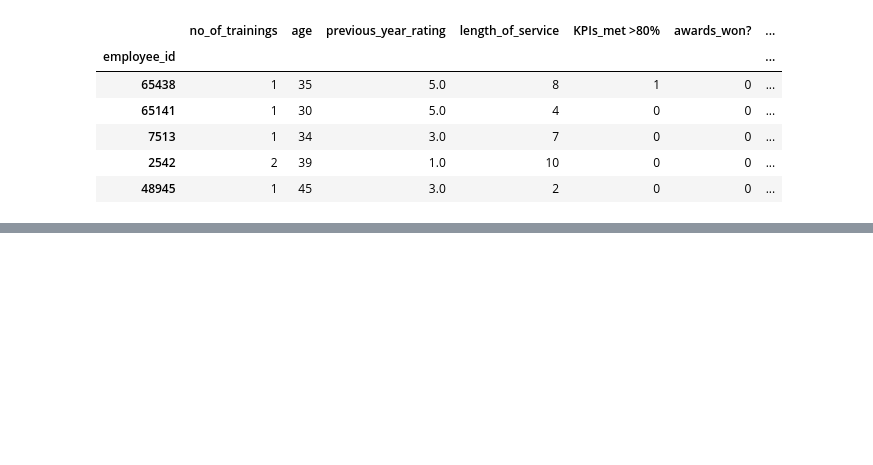
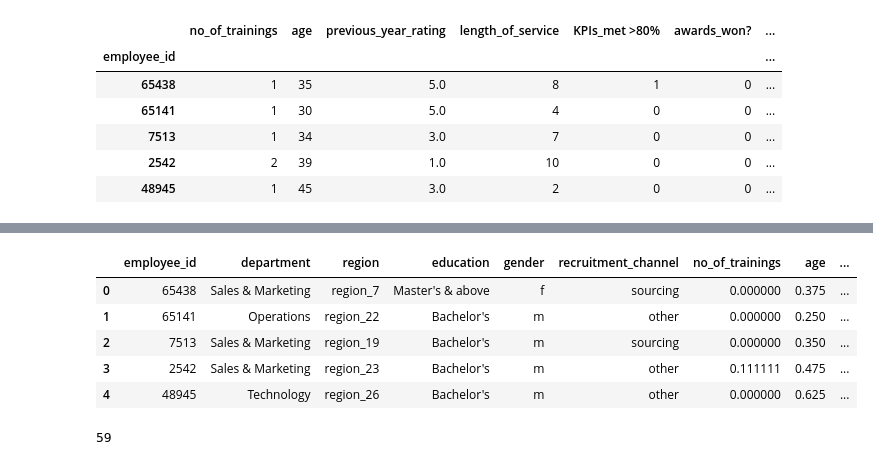
Before and after one commit to LaxmanKishore/Applied_Data_Science_Coursera_Capstone, a Jupyter notebook: Attrition_analytics.ipynb, the cells around one changed output, grey strips where cells are left out. Saved outputs shown, nothing was run; the diff lists cells and outputs as text; code cells hidden in the pictures; blank space fills up the shorter version.

```diff
--- a/Attrition_analytics.ipynb
+++ b/Attrition_analytics.ipynb
@@ -185,0 +330,6 @@ print(accuracy_score(y,y_pred))
+# %%
+scaler = MinMaxScaler() # default range(0-1)
+num_cols = ['no_of_trainings','age','previous_year_rating','length_of_service','KPIs_met >80%','awards_won?','avg_training_score']
+
+features_minmax_transform = train_df.drop(columns =['is_promoted'])
+features_minmax_transform[num_cols] = scaler.fit_transform(train_df[num_cols])
@@ -185,0 +338,9 @@ print(accuracy_score(y,y_pred))
+# %%
+features_minmax_transform.head()
+# %% [output]
+|  | employee_id | department | region | education | gender | recruitment_channel | no_of_trainings | age | ... |
+| 0 | 65438 | Sales & Marketing | region_7 | Master's & above | f | sourcing | 0.000000 | 0.375 | ... |
+| 1 | 65141 | Operations | region_22 | Bachelor's | m | other | 0.000000 | 0.250 | ... |
+| 2 | 7513 | Sales & Marketing | region_19 | Bachelor's | m | sourcing | 0.000000 | 0.350 | ... |
+| 3 | 2542 | Sales & Marketing | region_23 | Bachelor's | m | other | 0.111111 | 0.475 | ... |
+| 4 | 48945 | Technology | region_26 | Bachelor's | m | other | 0.000000 | 0.625 | ... |
@@ -185,0 +349,5 @@ print(accuracy_score(y,y_pred))
+# %%
+# features_onehot_encode.columns
+features_onehot_encode.columns.shape[0]
+# %% [output]
+59
```
Also changed, not shown: parts of 62 cells of this notebook.
